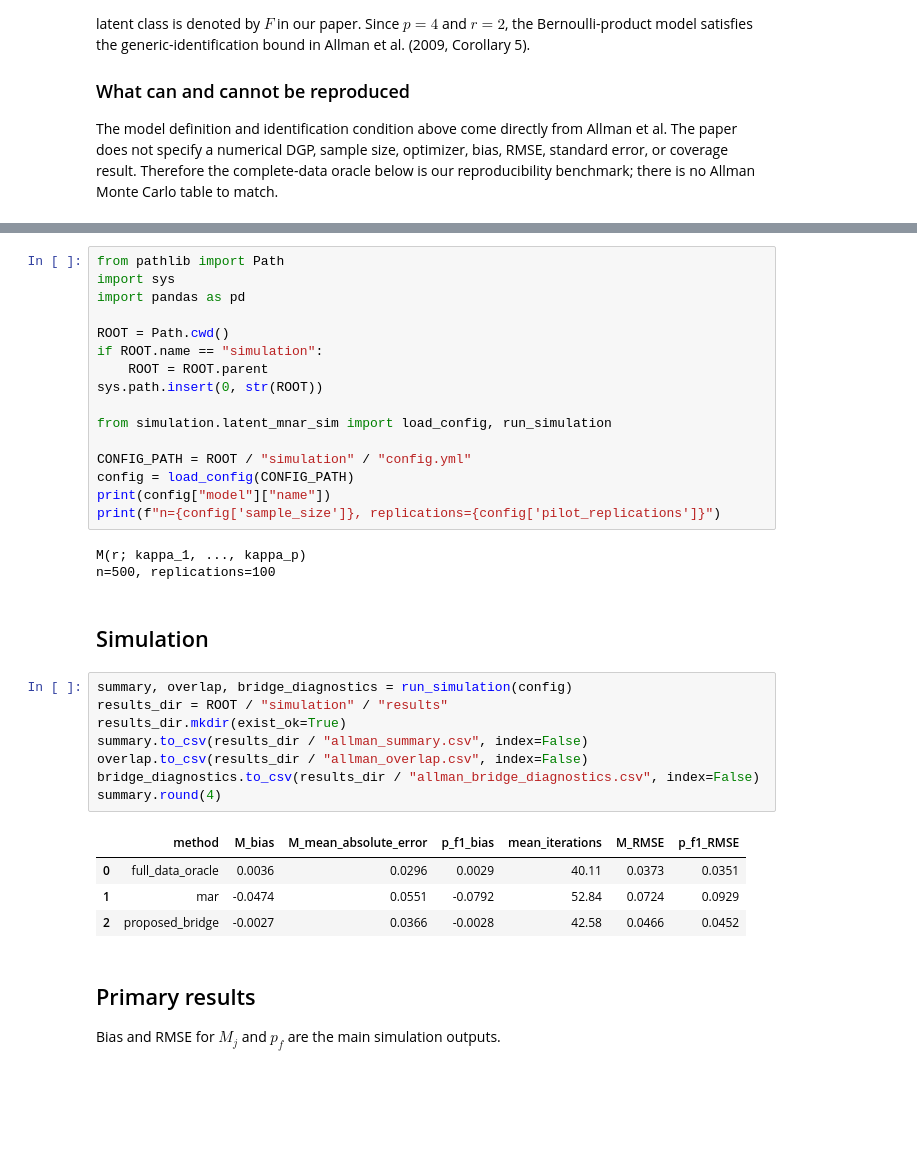
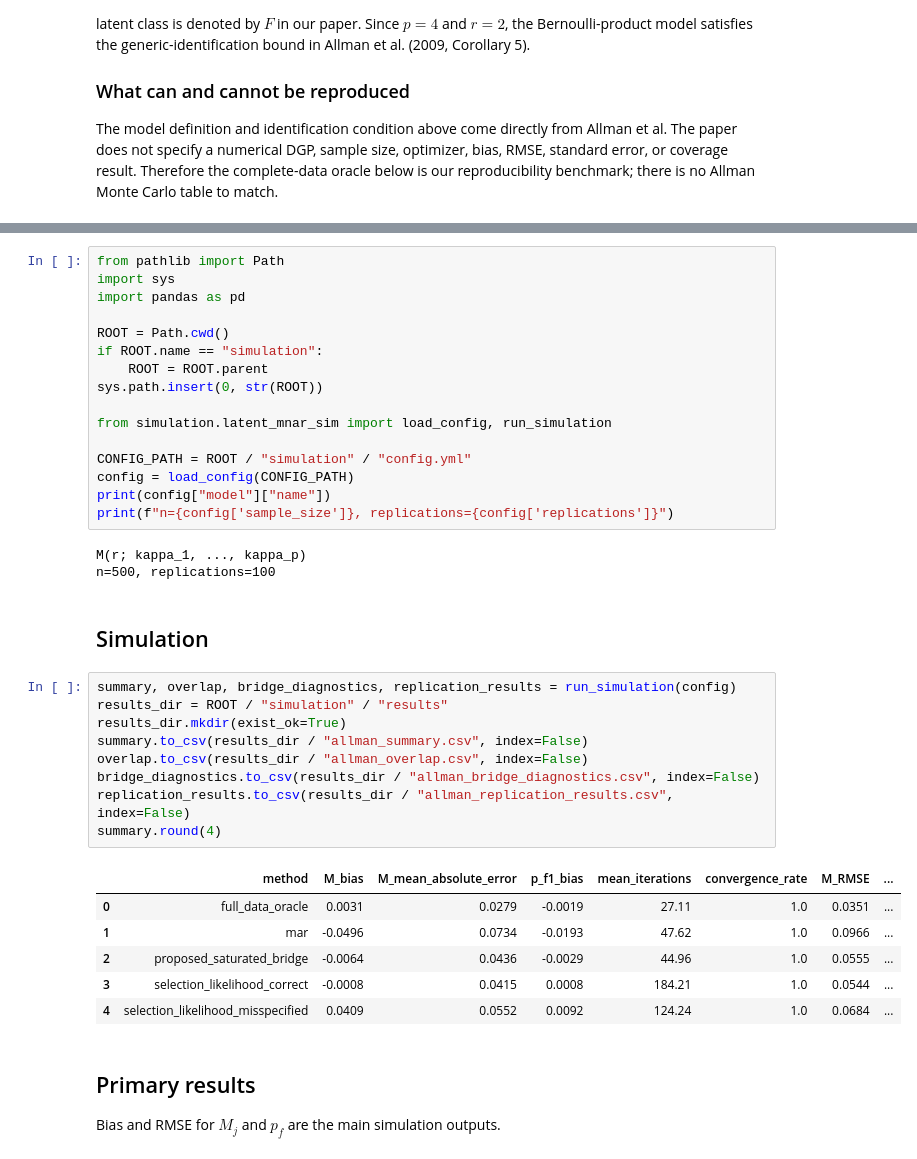
Before and after one commit to MHsamurai/missing-IV, a Jupyter notebook: simulation/allman_latent_mnar_simulation.ipynb, the cells around one changed output, grey strips where cells are left out. Cells and saved outputs as stored; diff of their text form; blank space fills up the shorter version.

```diff
--- a/simulation/allman_latent_mnar_simulation.ipynb
+++ b/simulation/allman_latent_mnar_simulation.ipynb
@@ -42,25 +44,28 @@ from simulation.latent_mnar_sim import load_config, run_simulation
 CONFIG_PATH = ROOT / "simulation" / "config.yml"
 config = load_config(CONFIG_PATH)
 print(config["model"]["name"])
-print(f"n={config['sample_size']}, replications={config['pilot_replications']}")
+print(f"n={config['sample_size']}, replications={config['replications']}")
 # %% [output]
 M(r; kappa_1, ..., kappa_p)
 n=500, replications=100
 # %% [markdown]
 ## Simulation
 # %%
-summary, overlap, bridge_diagnostics = run_simulation(config)
+summary, overlap, bridge_diagnostics, replication_results = run_simulation(config)
 results_dir = ROOT / "simulation" / "results"
 results_dir.mkdir(exist_ok=True)
 summary.to_csv(results_dir / "allman_summary.csv", index=False)
 overlap.to_csv(results_dir / "allman_overlap.csv", index=False)
 bridge_diagnostics.to_csv(results_dir / "allman_bridge_diagnostics.csv", index=False)
+replication_results.to_csv(results_dir / "allman_replication_results.csv", index=False)
 summary.round(4)
 # %% [output]
-|  | method | M_bias | M_mean_absolute_error | p_f1_bias | mean_iterations | M_RMSE | p_f1_RMSE |
-| 0 | full_data_oracle | 0.0036 | 0.0296 | 0.0029 | 40.11 | 0.0373 | 0.0351 |
-| 1 | mar | -0.0474 | 0.0551 | -0.0792 | 52.84 | 0.0724 | 0.0929 |
-| 2 | proposed_bridge | -0.0027 | 0.0366 | -0.0028 | 42.58 | 0.0466 | 0.0452 |
+|  | method | M_bias | M_mean_absolute_error | p_f1_bias | mean_iterations | convergence_rate | M_RMSE | ... |
+| 0 | full_data_oracle | 0.0031 | 0.0279 | -0.0019 | 27.11 | 1.0 | 0.0351 | ... |
+| 1 | mar | -0.0496 | 0.0734 | -0.0193 | 47.62 | 1.0 | 0.0966 | ... |
+| 2 | proposed_saturated_bridge | -0.0064 | 0.0436 | -0.0029 | 44.96 | 1.0 | 0.0555 | ... |
+| 3 | selection_likelihood_correct | -0.0008 | 0.0415 | 0.0008 | 184.21 | 1.0 | 0.0544 | ... |
+| 4 | selection_likelihood_misspecified | 0.0409 | 0.0552 | 0.0092 | 124.24 | 1.0 | 0.0684 | ... |
 # %% [markdown]
 ## Primary results
 
```
Also changed, not shown: parts of 8 cells of this notebook, 5 other files.
